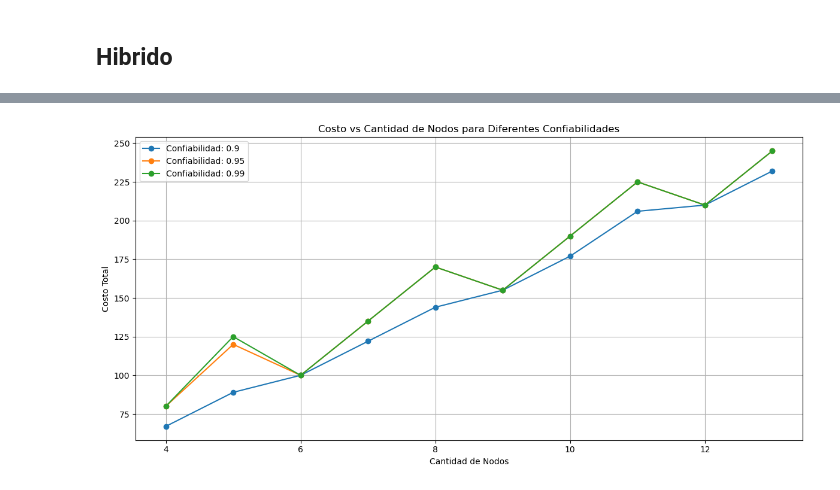
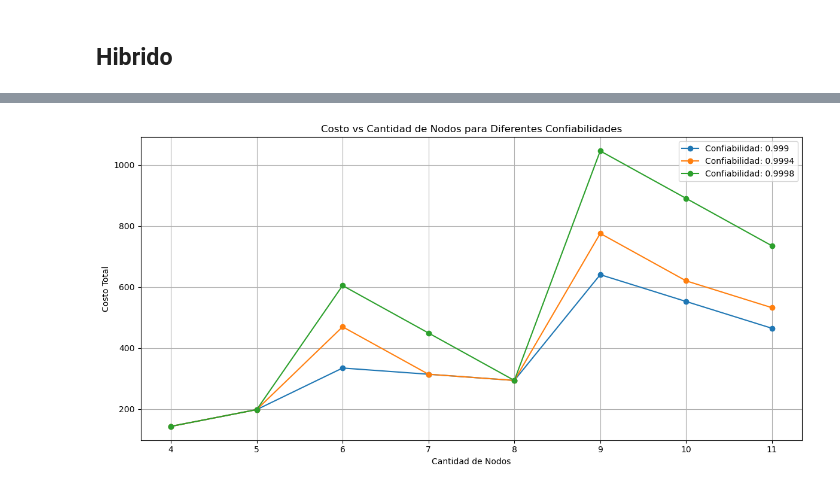
Before and after one commit to danielpuliche/optimization_model, a Jupyter notebook: main.ipynb, the cells around one changed output, grey strips where cells are left out. Saved outputs shown, nothing was run; the diff lists cells and outputs as text; code cells hidden in the pictures.

```diff
--- a/main.ipynb
+++ b/main.ipynb
@@ -31,7 +31,7 @@ parallelRequiredReliabilities = generate_equidistant_list(parallelMinReliability
 # parallelRequiredReliabilities = [value for value in parallelRequiredReliabilities if value < 1]
 # %%
 # hybridMaxReliability = RELIABILITY_BY_NODE_TYPE[2] if totalNodes < 6 else 1
-hybridRequiredReliabilities = generate_equidistant_list(0, MAX_RELIABILITY, NUM_EQUIDISTANT_VALUES)
+hybridRequiredReliabilities = generate_equidistant_list(0 if totalNodes ==5 else 0.999, MAX_RELIABILITY, NUM_EQUIDISTANT_VALUES)
 # %% [markdown]
 ## Serie
 # %%
@@ -71,7 +71,7 @@ try:
 		minCost, seriesVars, seriesModel = serie_model(baseModel, totalNodes, reqReliability)
 		serieMinimizedCosts.append(minCost)
 	print(f"Gráfica de serie con {totalNodes} nodos")
-	graficar_costos_minimizados(seriesRequiredReliabilities, serieMinimizedCosts)
+	graficar_costos_minimizados(seriesRequiredReliabilities, serieMinimizedCosts, "Serie", totalNodes)
 except ValueError as e:
     print(f"Error: {e}")
 # %% [output]
@@ -196,7 +187,7 @@ try:
 	log_transformed_reliabilities = parallelRequiredReliabilities
 	# log_transformed_reliabilities = np.log10(np.array(parallelRequiredReliabilities))
 	print(f"Gráfica de paralelo con {totalNodes} nodos")
-	graficar_costos_minimizados(log_transformed_reliabilities, parallelMinimizedCosts)
+	graficar_costos_minimizados(log_transformed_reliabilities, parallelMinimizedCosts, "Parallel", totalNodes)
 except ValueError as e:
 	print(f"Error: {e}")
 # %% [output]
@@ -305,7 +296,7 @@ try:
 		minCost, hybridVars, hybridModel = hybrid_model(baseModel, totalNodes, reqReliability)
 		hybridMinimizedCosts.append(minCost)
 	print(f"Gráfica de híbrido con {totalNodes} nodos")
-	graficar_costos_minimizados(hybridRequiredReliabilities, hybridMinimizedCosts)
+	graficar_costos_minimizados(hybridRequiredReliabilities, hybridMinimizedCosts, "Hybrid", totalNodes)
 except ValueError as e:
     print(f"Error: {e}")
 # %% [output]
@@ -347,16 +338,16 @@ except ValueError as e:
 # %%
-confiabilidades = [0.9,0.95,0.99]
+confiabilidades = [0.999,0.9994,0.9998]
 
-nodos = range(4, 14)
+nodos = range(4, 12)
 
 try:
 	costosTotales= []
 	for conf in confiabilidades:
 		for n in nodos:
 			minCost, seriesVars, seriesModel = hybrid_model(base_model(n), n, conf)
 			costosTotales.append(minCost)
 	graficar_costos_totales(confiabilidades, nodos, costosTotales)
 except ValueError as e:
 	print(f"Error: {e}")
 # %% [output]
-[figure, old version]
+[figure, new version]
```
Also changed, not shown: parts of 13 cells of this notebook.
